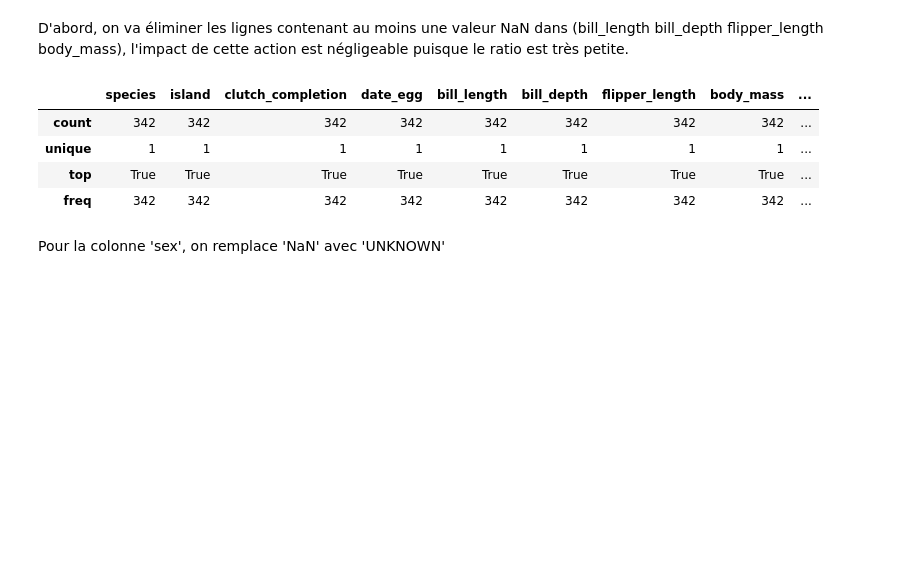
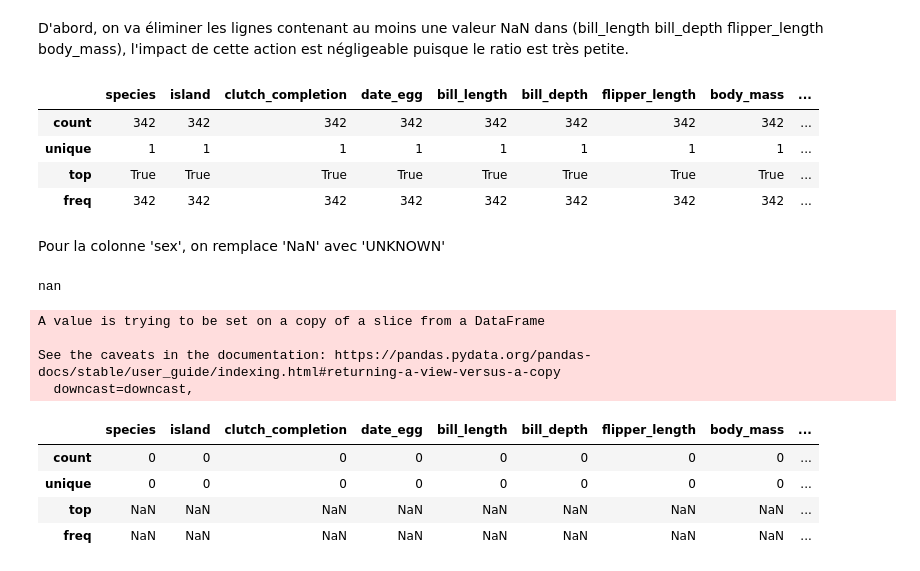
Before and after one commit to doanhat/Data-analysis-penguins, a Jupyter notebook: preprocessing/1_data_cleaning.ipynb, the cells around one changed output. Drawn from its saved outputs; the diff is of its cells as text; code cells hidden in the pictures; blank space fills up the shorter version.

```diff
--- a/preprocessing/1_data_cleaning.ipynb
+++ b/preprocessing/1_data_cleaning.ipynb
@@ -169,3 +169,18 @@ data_raw.notnull().describe()
 Pour la colonne 'sex', on remplace 'NaN' avec 'UNKNOWN'
 # %%
 data_raw['sex'].fillna('UNKNOWN', inplace=True)
+# %%
+data_raw[data_raw['species']=='Adelie']['del15'].mean()
+# %% [output]
+nan
+# %%
+adelie_data = data_raw[data_raw['species']=='Adelie']
+gentoo_data = data_raw[data_raw['species']=='Gentoo']
+chinstrap_data = data_raw[data_raw['species']=='Chinstrap']
+# %%
+adelie_data['del15'].fillna(adelie_data['del15'].mean(),inplace=True)
+# %% [output]
+A value is trying to be set on a copy of a slice from a DataFrame
+
+See the caveats in the documentation: https://pandas.pydata.org/pandas-docs/stable/user_guide/indexing.html#returning-a-view-versus-a-copy
+  downcast=downcast,
@@ -172,3 +189,11 @@ data_raw['sex'].fillna('UNKNOWN', inplace=True)
+# %%
+adelie_data.notnull().describe()
+# %% [output]
+|  | species | island | clutch_completion | date_egg | bill_length | bill_depth | flipper_length | body_mass | ... |
+| count | 0 | 0 | 0 | 0 | 0 | 0 | 0 | 0 | ... |
+| unique | 0 | 0 | 0 | 0 | 0 | 0 | 0 | 0 | ... |
+| top | NaN | NaN | NaN | NaN | NaN | NaN | NaN | NaN | ... |
+| freq | NaN | NaN | NaN | NaN | NaN | NaN | NaN | NaN | ... |
 # %%
 data_raw['species'].replace(
     {'Adelie Penguin (Pygoscelis adeliae)':'Adelie',
```
Also changed, not shown: parts of 9 cells of this notebook, 2 other files.
